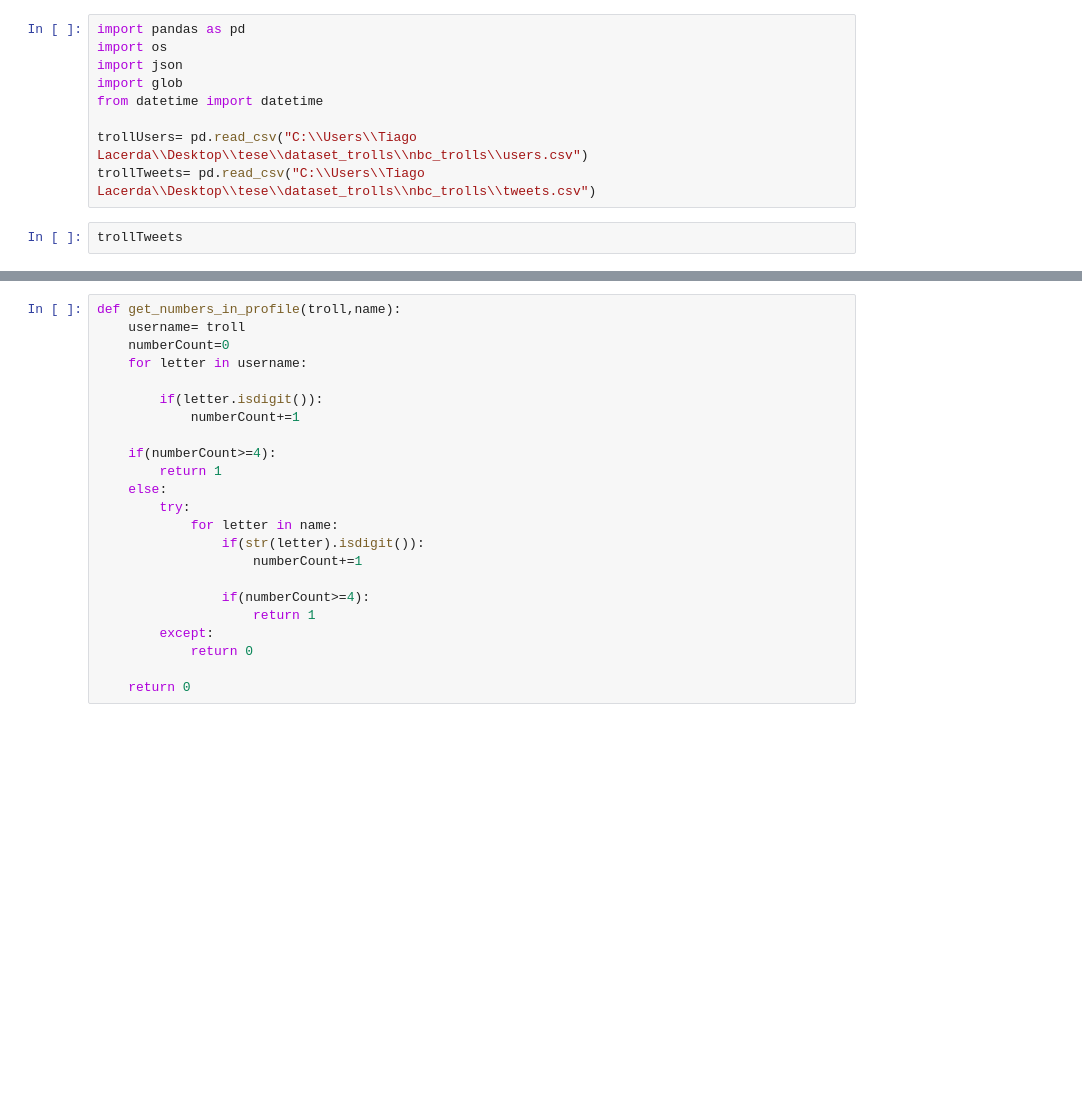
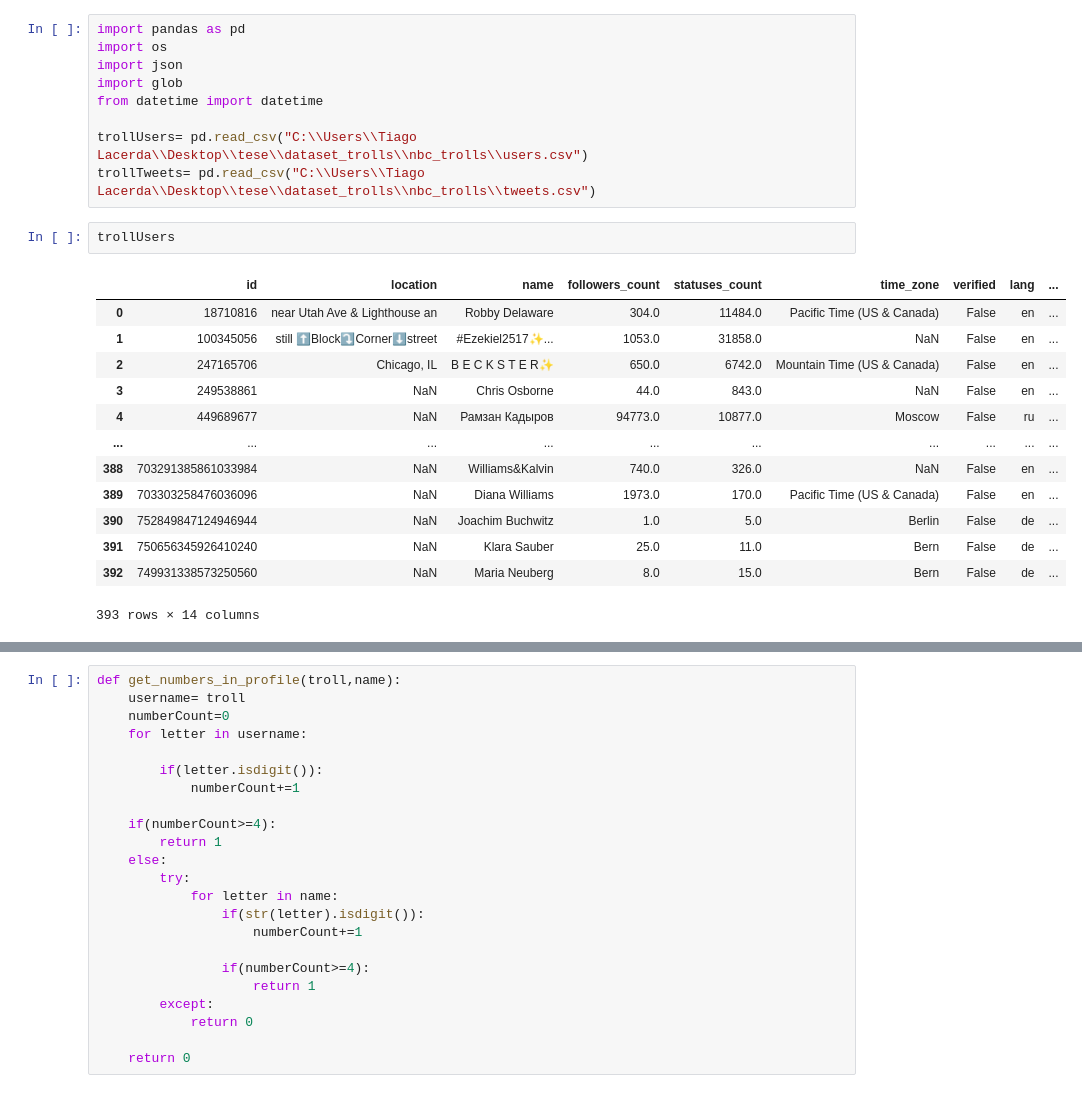
Before and after one commit to tiagonc96/trollprofiles, a Jupyter notebook: russianTrollAnalyzer.ipynb, the cells around one changed output, grey strips where cells are left out. Drawn from its saved outputs; the diff is of its cells as text; blank space fills up the shorter version.

```diff
--- a/russianTrollAnalyzer.ipynb
+++ b/russianTrollAnalyzer.ipynb
@@ -7,8 +7,22 @@ from datetime import datetime
 
 trollUsers= pd.read_csv("C:\\Users\\Tiago Lacerda\\Desktop\\tese\\dataset_trolls\\nbc_trolls\\users.csv")
 trollTweets= pd.read_csv("C:\\Users\\Tiago Lacerda\\Desktop\\tese\\dataset_trolls\\nbc_trolls\\tweets.csv")
-# %%
-trollTweets
+# %%
+trollUsers
+# %% [output]
+|  | id | location | name | followers_count | statuses_count | time_zone | verified | lang | ... |
+| 0 | 18710816 | near Utah Ave & Lighthouse an | Robby Delaware | 304.0 | 11484.0 | Pacific Time (US & Canada) | False | en | ... |
+| 1 | 100345056 | still ⬆️Block⤵️Corner⬇️street | #Ezekiel2517✨... | 1053.0 | 31858.0 | NaN | False | en | ... |
+| 2 | 247165706 | Chicago, IL | B E C K S T E R✨ | 650.0 | 6742.0 | Mountain Time (US & Canada) | False | en | ... |
+| 3 | 249538861 | NaN | Chris Osborne | 44.0 | 843.0 | NaN | False | en | ... |
+| 4 | 449689677 | NaN | Рамзан Кадыров | 94773.0 | 10877.0 | Moscow | False | ru | ... |
+| ... | ... | ... | ... | ... | ... | ... | ... | ... | ... |
+| 388 | 703291385861033984 | NaN | Williams&Kalvin | 740.0 | 326.0 | NaN | False | en | ... |
+| 389 | 703303258476036096 | NaN | Diana Williams | 1973.0 | 170.0 | Pacific Time (US & Canada) | False | en | ... |
+| 390 | 752849847124946944 | NaN | Joachim Buchwitz | 1.0 | 5.0 | Berlin | False | de | ... |
+| 391 | 750656345926410240 | NaN | Klara Sauber | 25.0 | 11.0 | Bern | False | de | ... |
+| 392 | 749931338573250560 | NaN | Maria Neuberg | 8.0 | 15.0 | Bern | False | de | ... |
+393 rows × 14 columns
 # %%
 highestScore=[]
 
```
Also changed, not shown: parts of 5 cells of this notebook, 1 other file.
